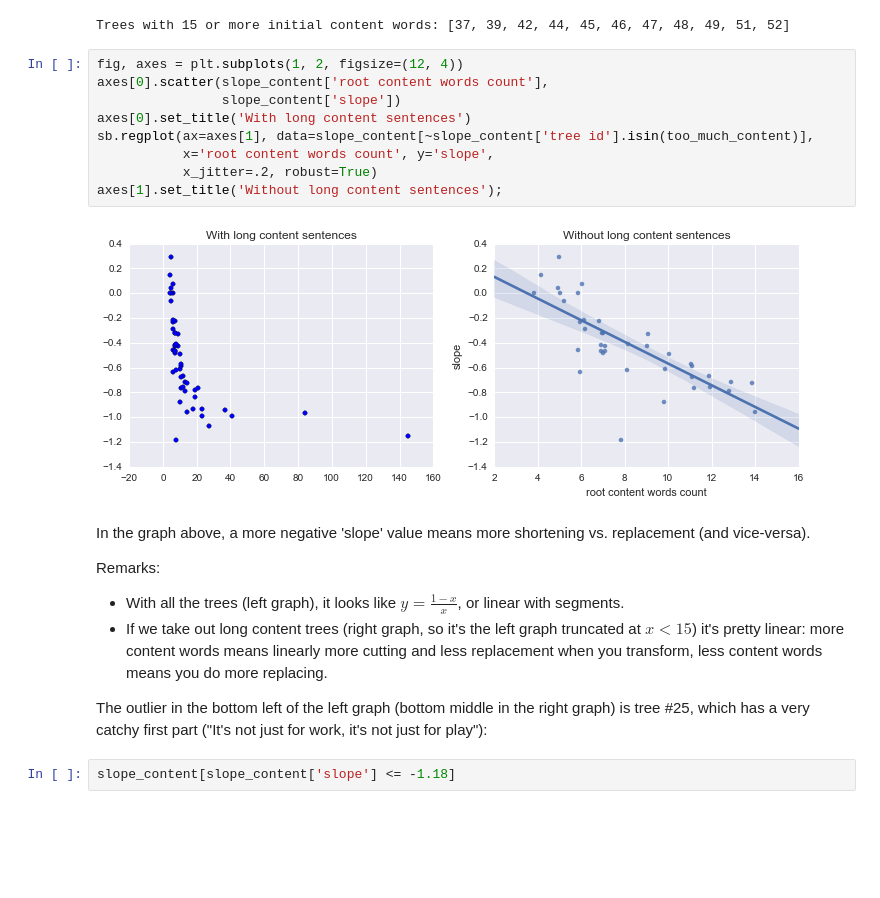
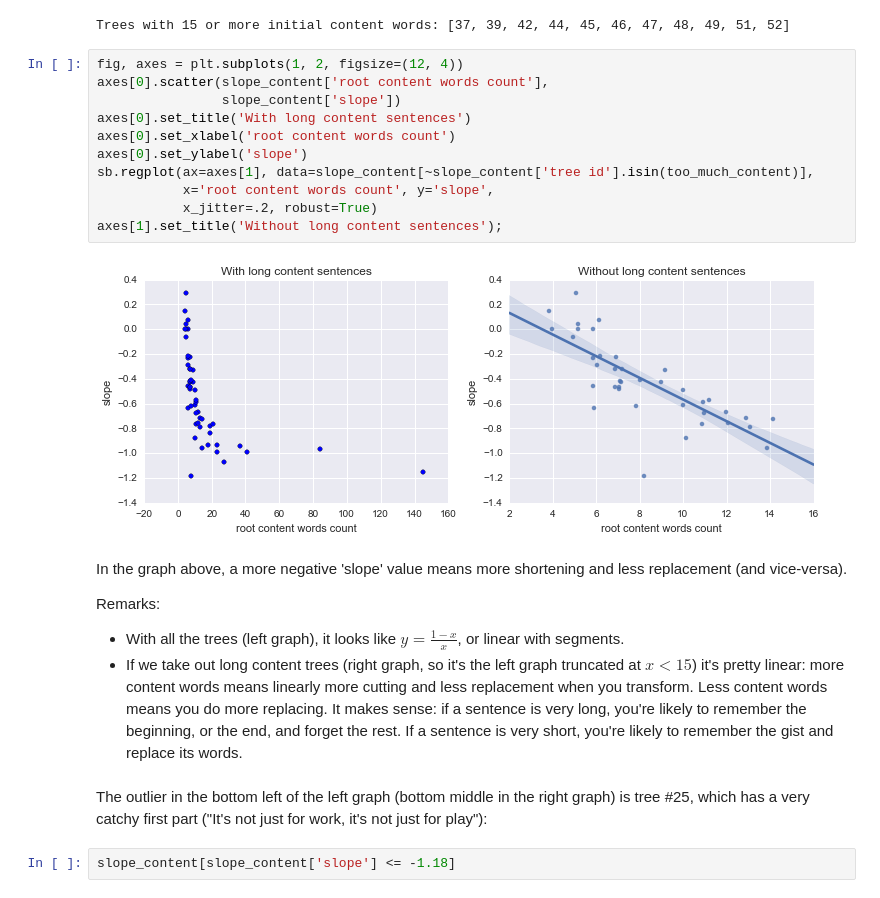
Before and after one commit to interpretation-experiment/analysis, a Jupyter notebook: notebooks/cut-replace_rate.ipynb, the cells around one changed output. Saved outputs shown, nothing was run; the diff lists cells and outputs as text; blank space fills up the shorter version.

```diff
--- a/notebooks/cut-replace_rate.ipynb
+++ b/notebooks/cut-replace_rate.ipynb
@@ -95,22 +100,24 @@ Trees with 15 or more initial content words: [37, 39, 42, 44, 45, 46, 47, 48, 49
 # %%
 fig, axes = plt.subplots(1, 2, figsize=(12, 4))
 axes[0].scatter(slope_content['root content words count'],
                 slope_content['slope'])
 axes[0].set_title('With long content sentences')
+axes[0].set_xlabel('root content words count')
+axes[0].set_ylabel('slope')
 sb.regplot(ax=axes[1], data=slope_content[~slope_content['tree id'].isin(too_much_content)],
            x='root content words count', y='slope',
            x_jitter=.2, robust=True)
 axes[1].set_title('Without long content sentences');
 # %% [output]
-[figure, old version]
+[figure, new version]
 # %% [markdown]
-In the graph above, a more negative 'slope' value means more shortening vs. replacement (and vice-versa).
+In the graph above, a more negative 'slope' value means more shortening and less replacement (and vice-versa).
 
 Remarks:
 * With all the trees (left graph), it looks like $y = \frac{1-x}{x}$, or linear with segments.
-* If we take out long content trees (right graph, so it's the left graph truncated at $x \lt 15$) it's pretty linear: more content words means linearly more cutting and less replacement when you transform, less content words means you do more replacing.
-
-The outlier in the bottom left of the left graph (bottom middle in the right graph) is tree #25, which has a very catchy first part ("It's not just for work, it's not just for play"):
+* If we take out long content trees (right graph, so it's the left graph truncated at $x < 15$) it's pretty linear: more content words means linearly more cutting and less replacement when you transform. Less content words means you do more replacing. It makes sense: if a sentence is very long, you're likely to remember the beginning, or the end, and forget the rest. If a sentence is very short, you're likely to remember the gist and replace its words.
+# %% [markdown]
+The outlier in the bottom left of the left graph (bottom middle in the right graph) is tree #25, which has a very catchy first part ("It's not just for work, it's not just for play"):
 # %%
 slope_content[slope_content['slope'] <= -1.18]
 # %% [output]
```
Also changed, not shown: parts of 5 cells of this notebook, 1 other file.
